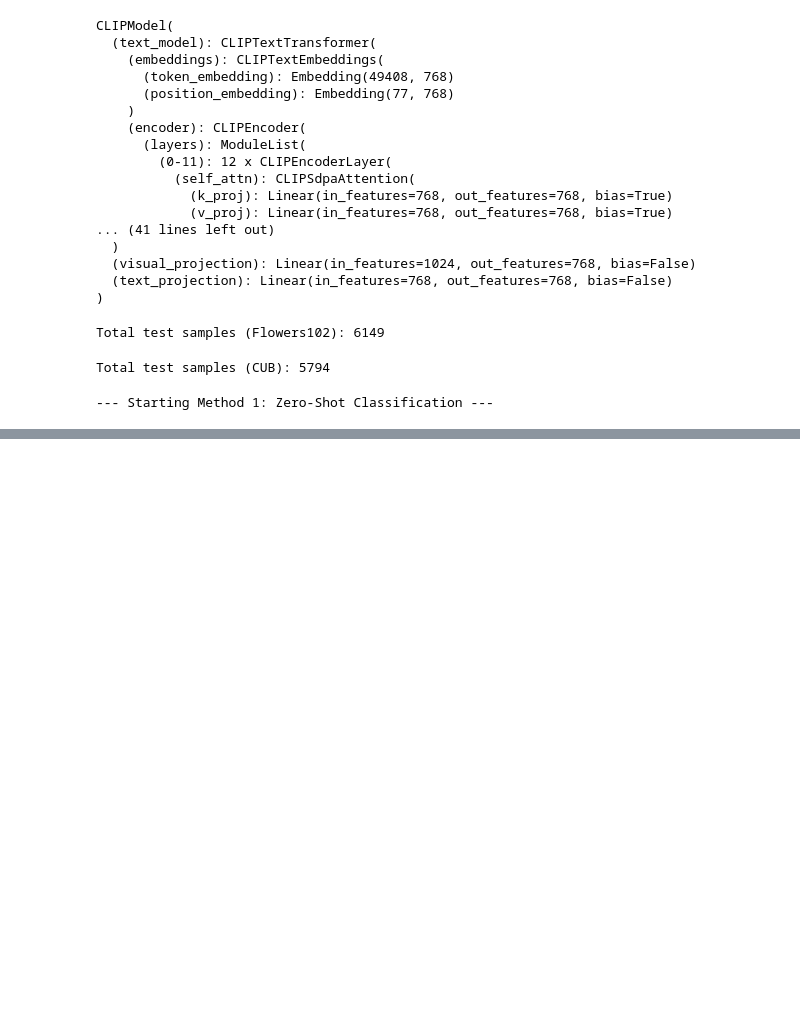
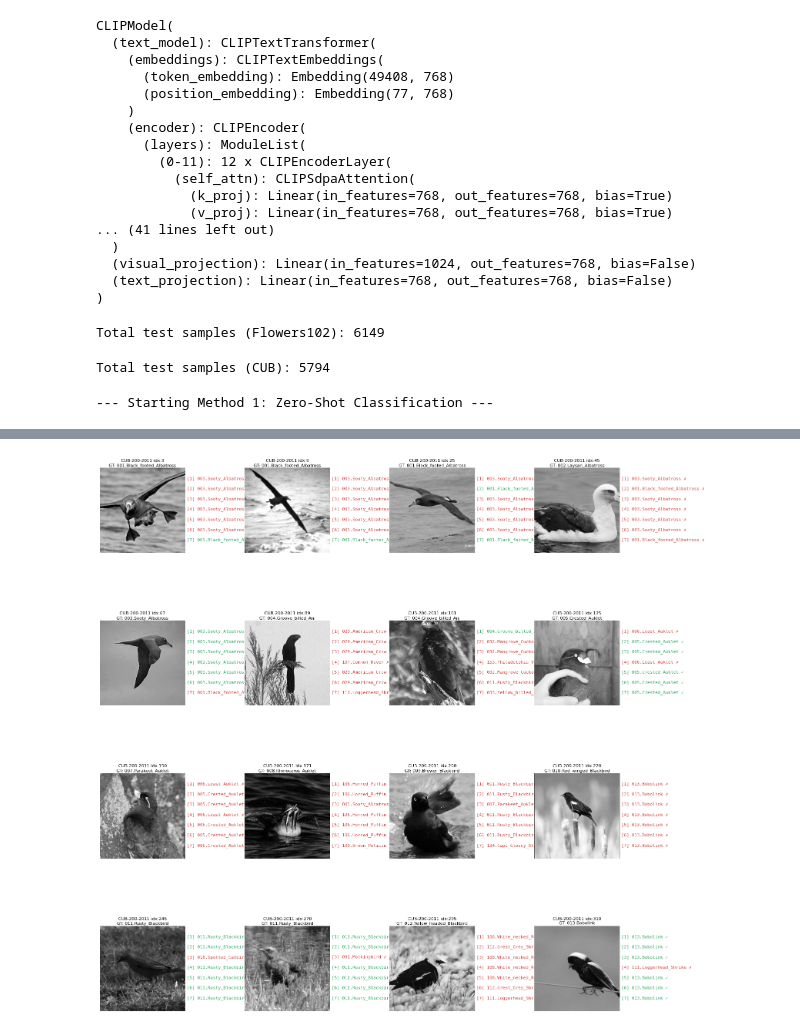
Before and after one commit to abattada/CLIP_HW, a Jupyter notebook: Task1.ipynb, the cells around one changed output, grey strips where cells are left out. Cells and saved outputs as stored; diff of their text form; code cells hidden in the pictures; blank space fills up the shorter version.

```diff
--- a/Task1.ipynb
+++ b/Task1.ipynb
@@ -305,0 +428,13 @@ visualize_predictions(flowers102_test_loader, flowers_text_features, flowers102_
+# %%
+# 顯示 16 張鳥類圖片 (可指定索引或隨機)
+visualize_multi_prompt_compact_indices(
+    cub_bird_test_dts,          # HF dataset
+    cub_bird_class_names,
+    prompt_templates,
+    indices=[3, 9, 25, 45, 67, 89, 101, 125, 150, 171, 200, 220, 245, 270, 295, 310],
+    num_images=16,
+    cols=4,
+    dataset_name="CUB-200-2011"
+)
+# %% [output]
+[figure, added]
```
Also changed, not shown: parts of 4 cells of this notebook.
